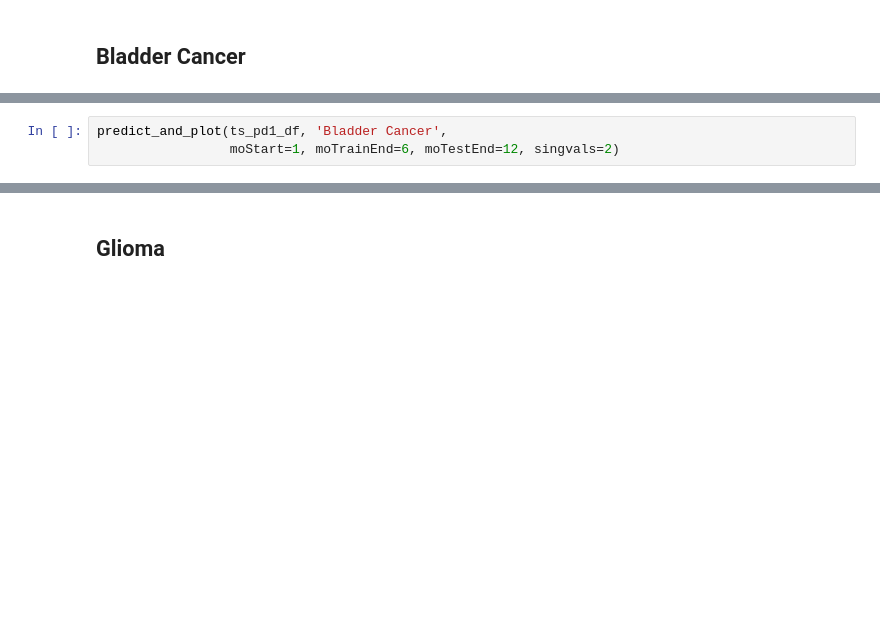
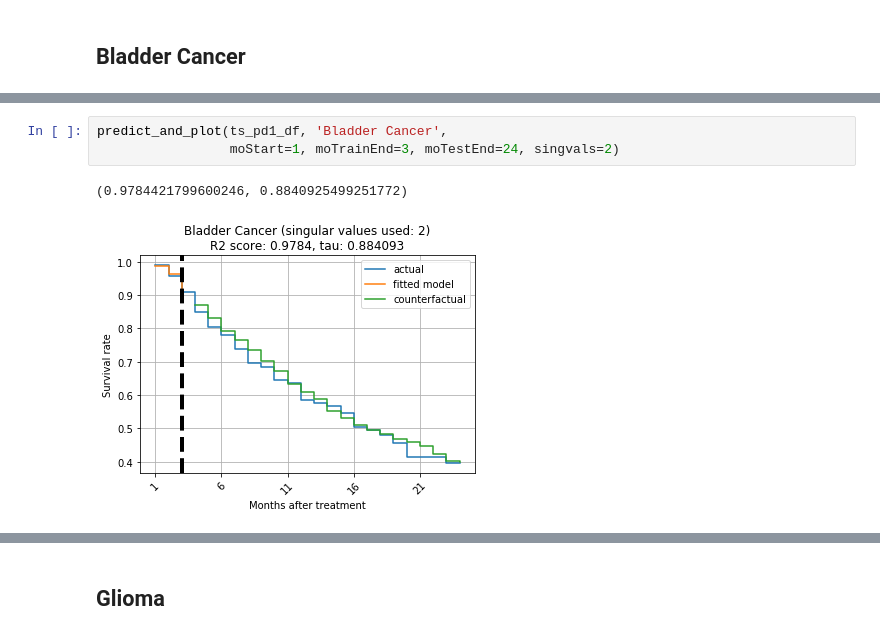
Before and after one commit to changhw01/gemini, a Jupyter notebook: 2021_01_04_sc.ipynb, the cells around one changed output, grey strips where cells are left out. Drawn from its saved outputs; the diff is of its cells as text; blank space fills up the shorter version.

Commit message:
Compute metrics for various train and test end time

```diff
--- a/2021_01_04_sc.ipynb
+++ b/2021_01_04_sc.ipynb
@@ -300,6 +452,9 @@ predict_and_plot(ts_pd1_df, 'Colorectal Cancer',
 # %%
 predict_and_plot(ts_pd1_df, 'Bladder Cancer',
-                 moStart=1, moTrainEnd=6, moTestEnd=12, singvals=2)
+                 moStart=1, moTrainEnd=3, moTestEnd=24, singvals=2)
+# %% [output]
+(0.9784421799600246, 0.8840925499251772)
+[figure, added]
 # %%
 predict_and_plot(ts_pd1_df, 'Bladder Cancer',
                  moStart=1, moTrainEnd=6, moTestEnd=12, singvals=3)
```
Also changed, not shown: parts of 26 cells of this notebook.
